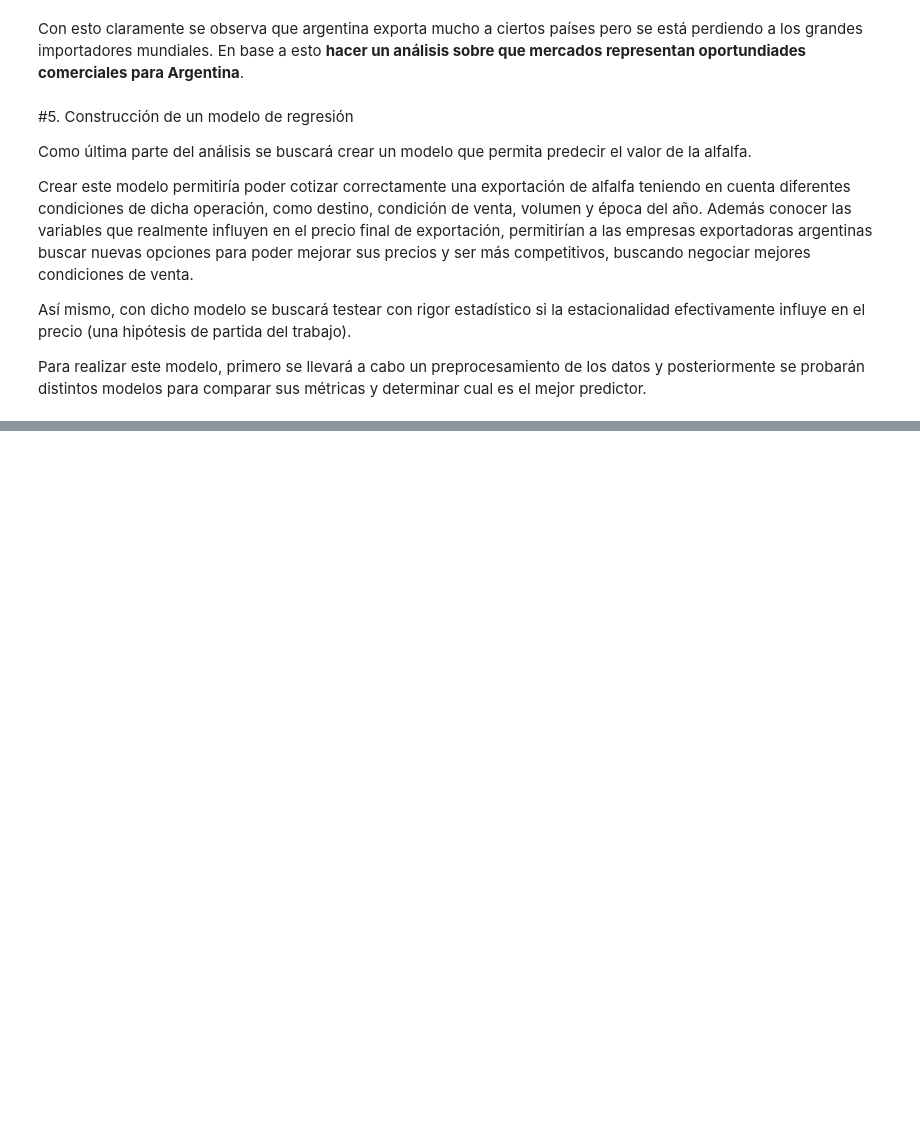
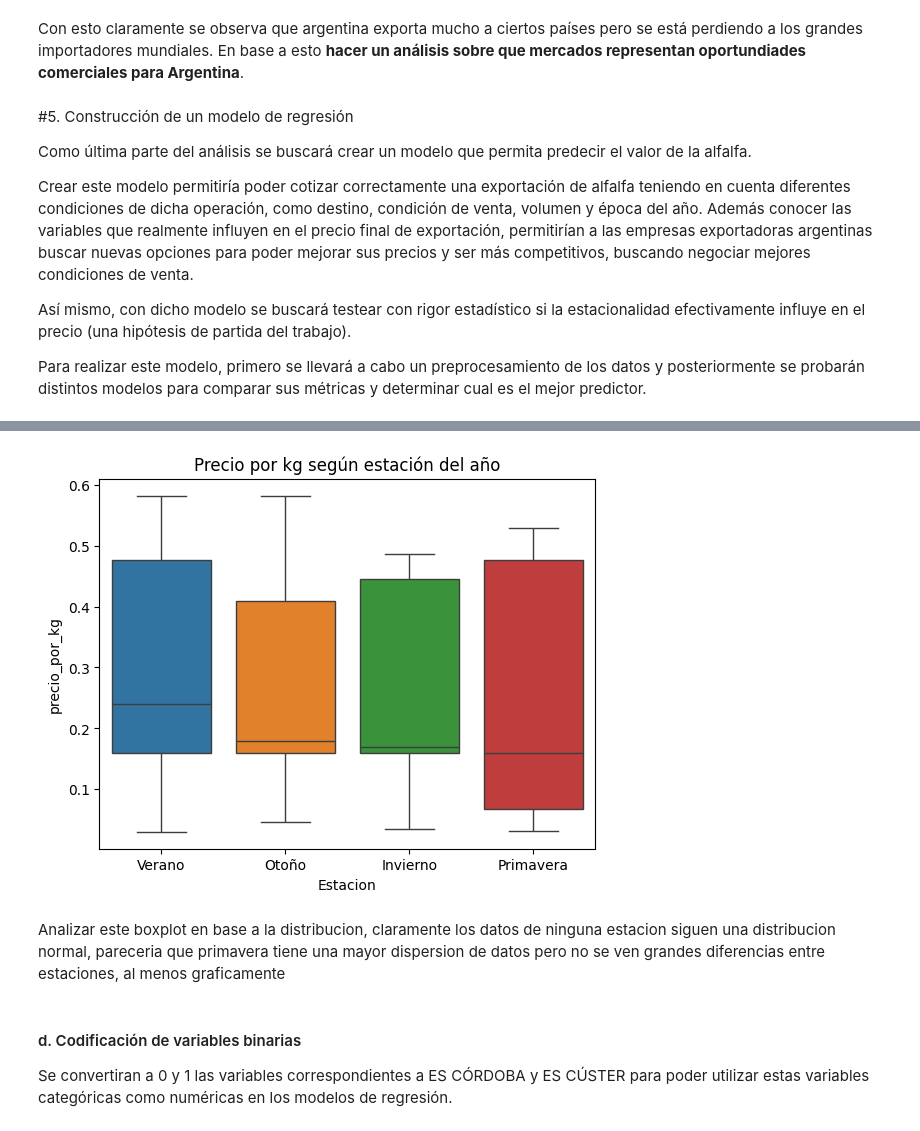
Before and after one commit to Renata-Bilotti/Hackatho-Grupo-4, a Jupyter notebook: Hacathon_Grupo_4_Mercado_de_Alfalfa.ipynb, the cells around one changed output, grey strips where cells are left out. Saved outputs shown, nothing was run; the diff lists cells and outputs as text; code cells hidden in the pictures; blank space fills up the shorter version.

```diff
--- a/Hacathon_Grupo_4_Mercado_de_Alfalfa.ipynb
+++ b/Hacathon_Grupo_4_Mercado_de_Alfalfa.ipynb
@@ -1203,0 +1317,24 @@ Para realizar este modelo, primero se llevará a cabo un preprocesamiento de los
+# %%
+#Selección de la variable tiempo:
+
+df['Fecha'] = pd.to_datetime(df['Fecha'])
+#con la funcion pd.to_datetime se convierte el dato en
+#objetos de tipo datetime, se le cambia el formato a fecha
+
+df['Mes'] = df['Fecha'].dt.month
+
+#Extrae de las fechas unicamente el mes y crea una nueva
+#variable donde solo se explicita el mes donde se realizó la venta
+
+#Se asignan las estaciones a cada exportación en base a su mes:
+
+estaciones = {
+    12: 'Verano', 1: 'Verano', 2: 'Verano',
+    3: 'Otoño', 4: 'Otoño', 5: 'Otoño',
+    6: 'Invierno', 7: 'Invierno', 8: 'Invierno',
+    9: 'Primavera', 10: 'Primavera', 11: 'Primavera'
+}
+
+df['Estacion'] = df['Mes'].map(estaciones)
+
+df[['Fecha', 'Mes', 'Estacion']].head(10)
@@ -1203,0 +1363,12 @@ Para realizar este modelo, primero se llevará a cabo un preprocesamiento de los
+# %%
+sns.boxplot(x='Estacion', y='precio_por_kg', data=df, hue='Estacion')
+plt.title('Precio por kg según estación del año')
+plt.show()
+# %% [output]
+[figure, added]
+# %% [markdown]
+Analizar este boxplot en base a la distribucion, claramente los datos de ninguna estacion siguen una distribucion normal, pareceria que primavera tiene una mayor dispersion de datos pero no se ven grandes diferencias entre estaciones, al menos graficamente
+# %% [markdown]
+#### d. Codificación de variables binarias
+
+Se convertiran a 0 y 1 las variables correspondientes a ES CÓRDOBA y ES CÚSTER para poder utilizar estas variables categóricas como numéricas en los modelos de regresión.
```
Also changed, not shown: parts of 21 cells of this notebook.
